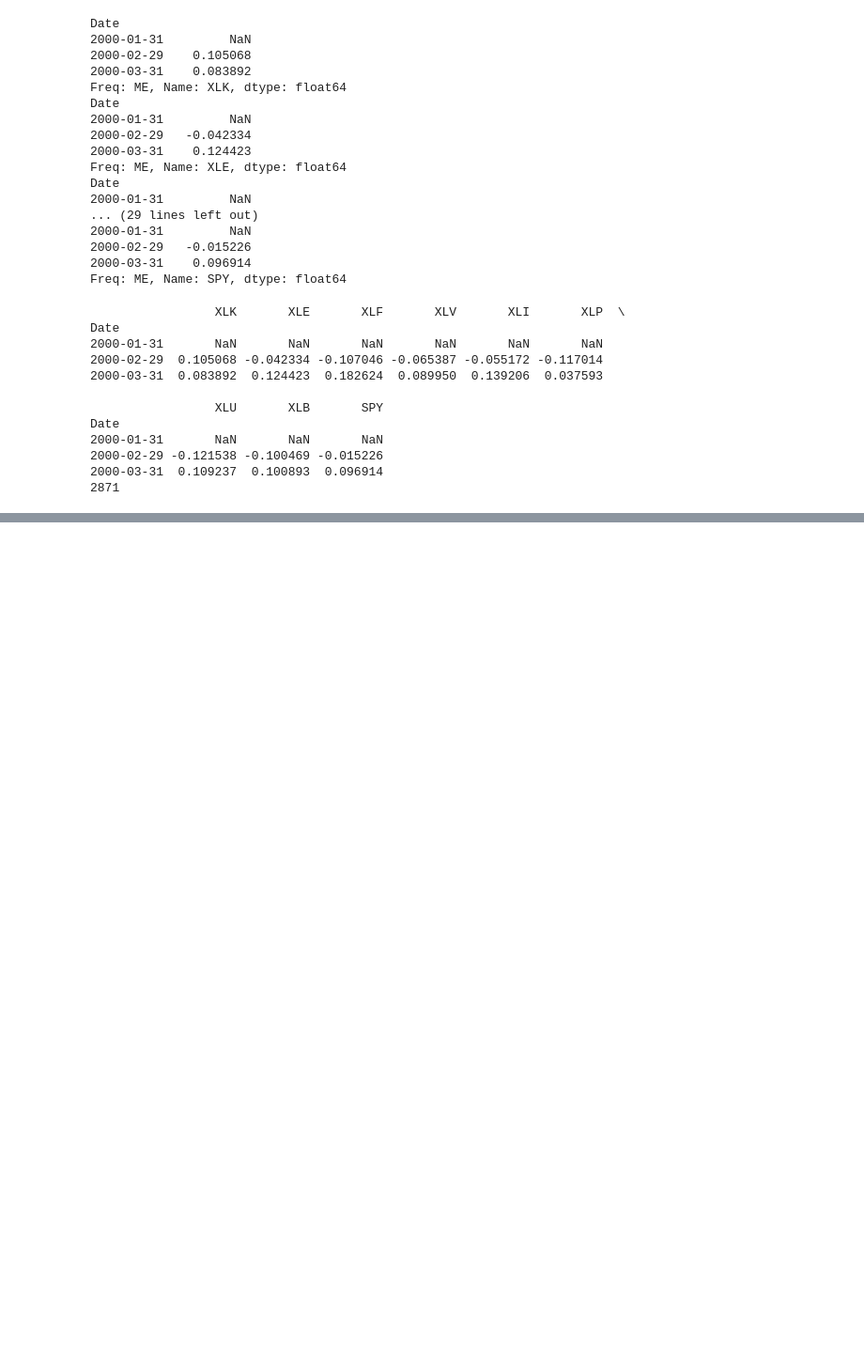
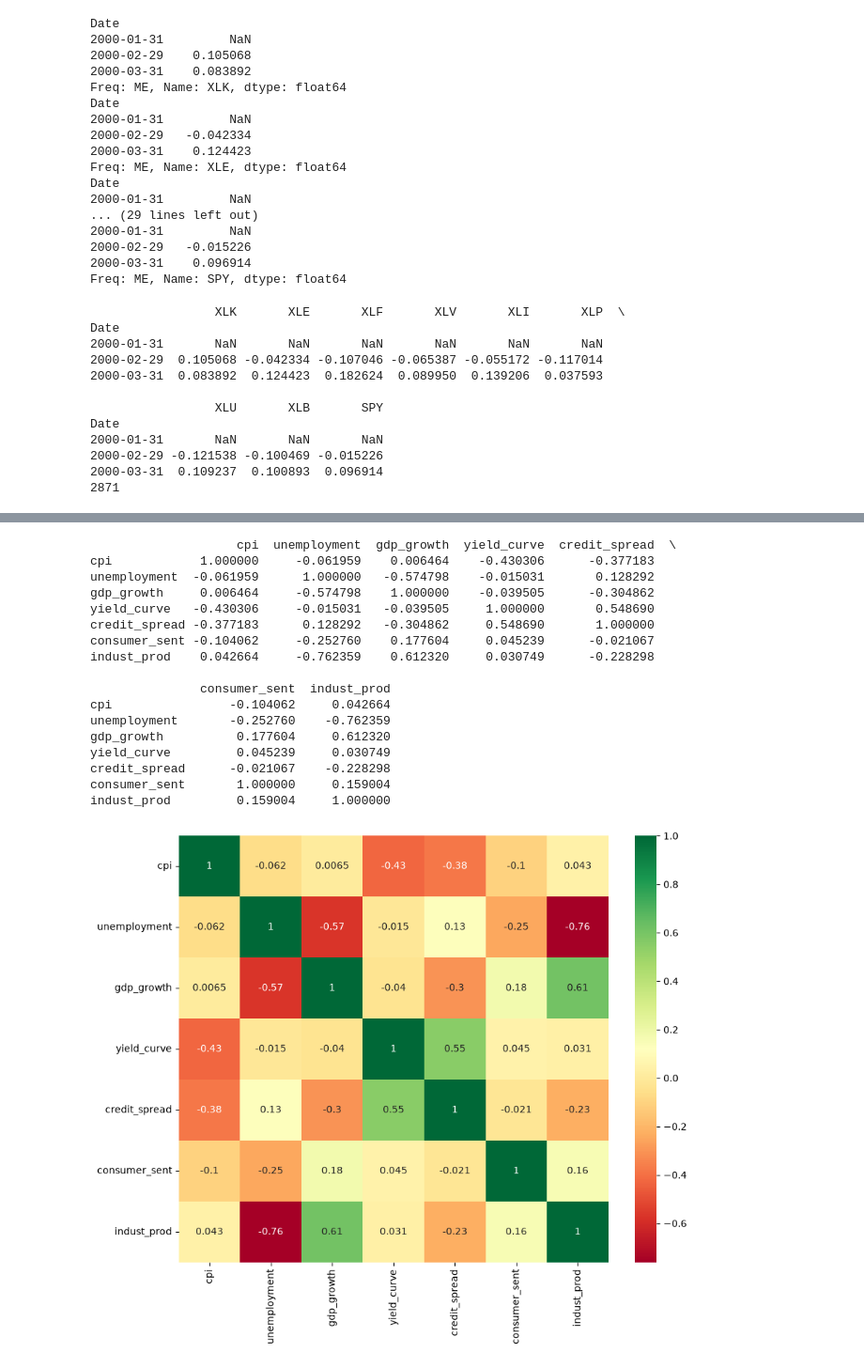
Before and after one commit to NamanSoni31/macro-regime-classifier, a Jupyter notebook: notebooks/01_data_collection.ipynb, the cells around one changed output, grey strips where cells are left out. Shown at 94% size. Cells and saved outputs as stored; diff of their text form; code cells hidden in the pictures; blank space fills up the shorter version.

```diff
--- a/notebooks/01_data_collection.ipynb
+++ b/notebooks/01_data_collection.ipynb
@@ -263,0 +304,28 @@ returns_df.to_csv(os.path.join(project_root, 'data', 'sector_returns.csv'))
+# %%
+import seaborn as sns
+
+corr_matrix = aligned_df.corr()
+print(corr_matrix)
+
+hmap = plt.figure(figsize = (10, 8))
+sns.heatmap(corr_matrix, annot = True, cmap = 'RdYlGn')
+plt.savefig(os.path.join(project_root, 'outputs', 'macro_features_heatmap.png'))
+# %% [output]
+                    cpi  unemployment  gdp_growth  yield_curve  credit_spread  \
+cpi            1.000000     -0.061959    0.006464    -0.430306      -0.377183
+unemployment  -0.061959      1.000000   -0.574798    -0.015031       0.128292
+gdp_growth     0.006464     -0.574798    1.000000    -0.039505      -0.304862
+yield_curve   -0.430306     -0.015031   -0.039505     1.000000       0.548690
+credit_spread -0.377183      0.128292   -0.304862     0.548690       1.000000
+consumer_sent -0.104062     -0.252760    0.177604     0.045239      -0.021067
+indust_prod    0.042664     -0.762359    0.612320     0.030749      -0.228298
+
+               consumer_sent  indust_prod
+cpi                -0.104062     0.042664
+unemployment       -0.252760    -0.762359
+gdp_growth          0.177604     0.612320
+yield_curve         0.045239     0.030749
+credit_spread      -0.021067    -0.228298
+consumer_sent       1.000000     0.159004
+indust_prod         0.159004     1.000000
+[figure, added]
```
Also changed, not shown: parts of 3 cells of this notebook, 3 other files.
